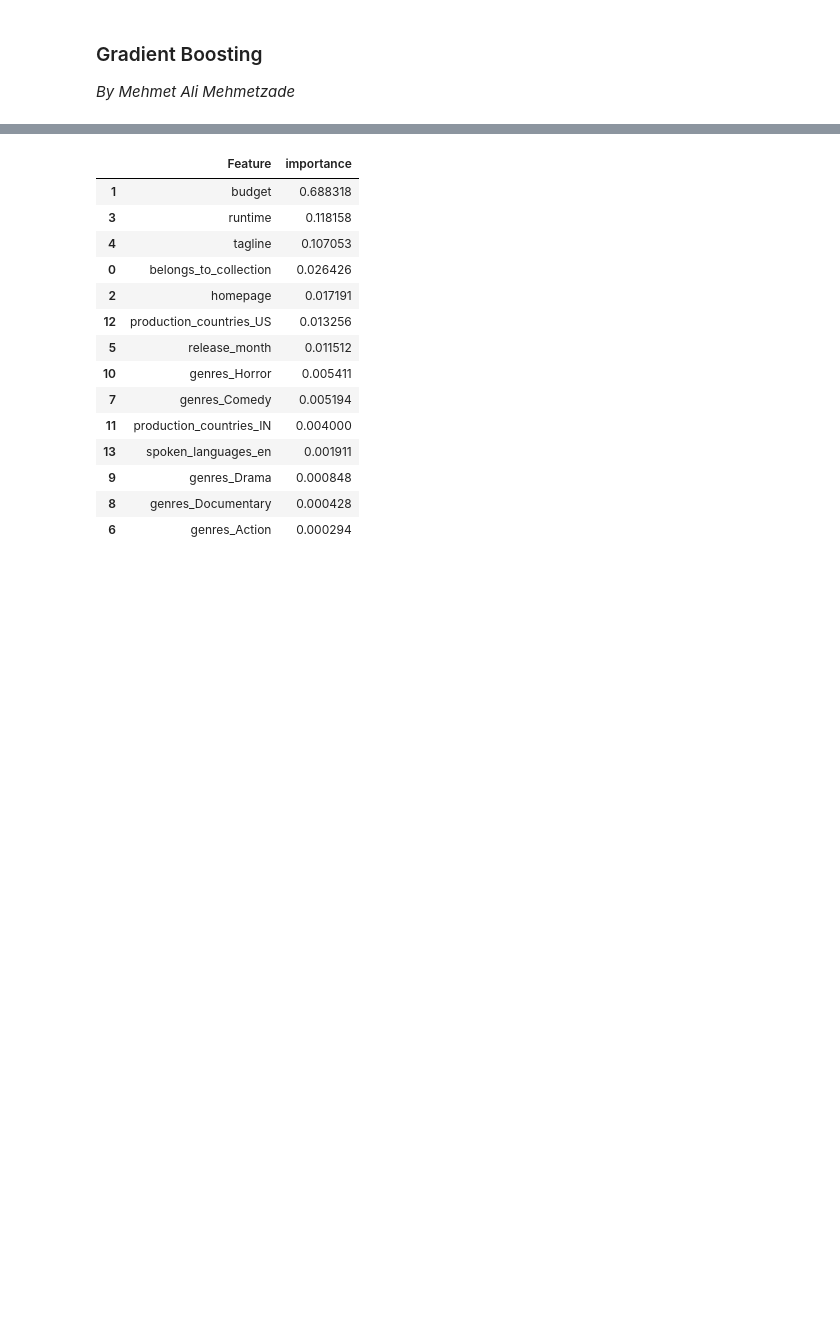
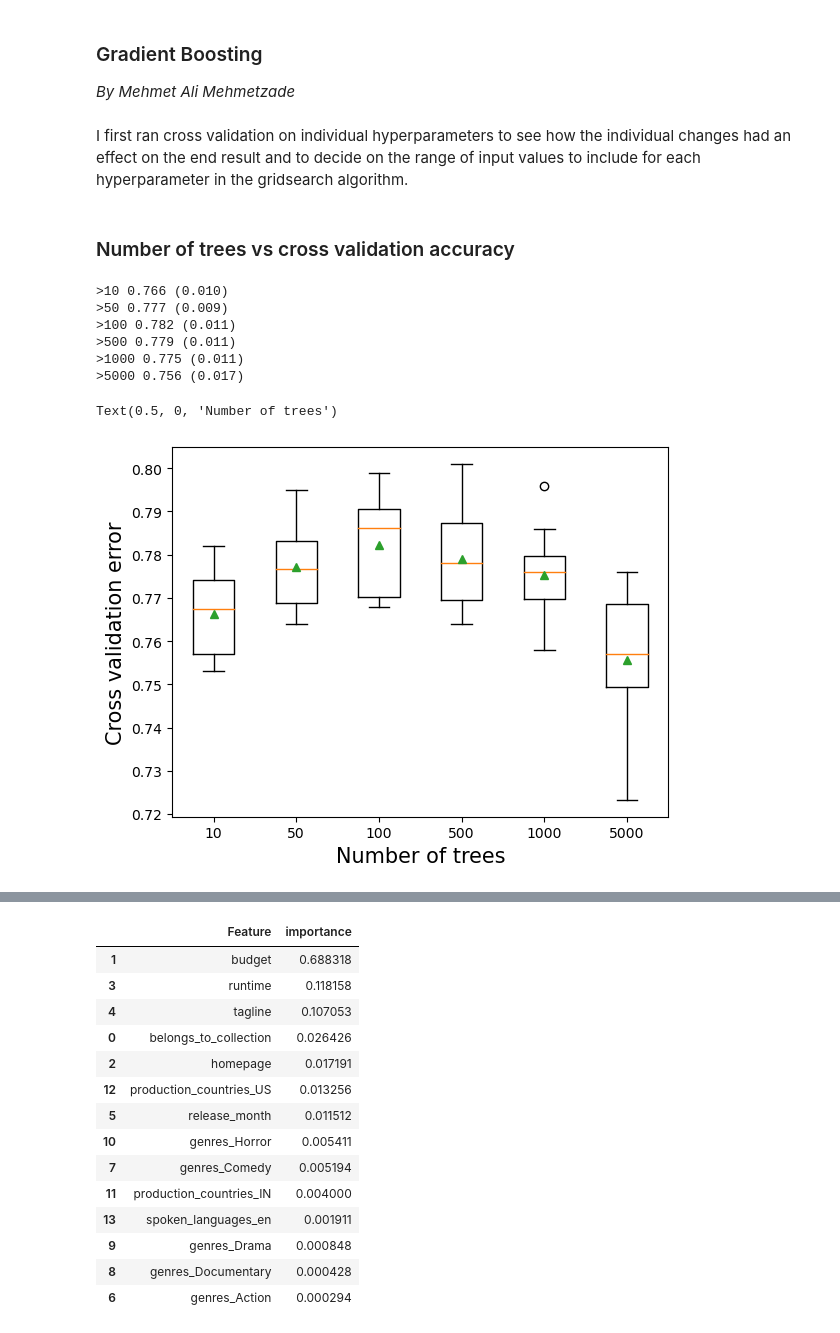
Before and after one commit to STShark00/Team-Meat, a Jupyter notebook: Project Report Template.ipynb, the cells around one changed output, grey strips where cells are left out. Drawn from its saved outputs; the diff is of its cells as text; code cells hidden in the pictures; blank space fills up the shorter version.

```diff
--- a/Project Report Template.ipynb
+++ b/Project Report Template.ipynb
@@ -310,0 +337,61 @@ model_gb = GradientBoostingClassifier(random_state=1,max_depth=2,learning_rate=0
+# %%
+X_train = pd.read_csv("X_train.csv")
+X_train = X_train.set_index("Unnamed: 0")
+
+y_train = pd.read_csv("y_train.csv")
+y_train = y_train.set_index("Unnamed: 0")
+
+X_test = pd.read_csv("X_test.csv")
+X_test = X_test.set_index("Unnamed: 0")
+
+y_test = pd.read_csv("y_test.csv")
+y_test = y_test.set_index("Unnamed: 0")
+# %% [markdown]
+I first ran cross validation on individual hyperparameters to see how the individual changes had an effect on the end result and to decide on the range of input values to include for each hyperparameter in the gridsearch algorithm.
+# %% [markdown]
+### Number of trees vs cross validation accuracy
+# %%
+import warnings
+warnings.filterwarnings('ignore')
+
+def get_models():
+    models = dict()
+    # define number of trees to consider
+    n_trees = [10, 50, 100, 500, 1000, 5000]
+    for n in n_trees:
+        models[str(n)] = GradientBoostingClassifier(n_estimators=n,random_state=1)
+    return models
+
+# evaluate a given model using cross-validation
+def evaluate_model(model, X, y):
+    # define the evaluation procedure
+    cv = StratifiedKFold(n_splits=10, shuffle=True, random_state=1)
+    # evaluate the model and collect the results
+    scores = cross_val_score(model, X_train, y_train.values.ravel(), scoring='accuracy', cv=cv, n_jobs=-1)
+    return scores
+
+# get the models to evaluate
+models = get_models()
+# evaluate the models and store results
+results, names = list(), list()
+for name, model in models.items():
+    # evaluate the model
+    scores = evaluate_model(model, X_train, y_train.values.ravel())
+    # store the results
+    results.append(scores)
+    names.append(name)
+    # summarize the performance along the way
+    print('>%s %.3f (%.3f)' % (name, np.mean(scores), np.std(scores)))
+# plot model performance for comparison
+plt.boxplot(results, labels=names, showmeans=True)
+plt.ylabel('Cross validation error',fontsize=15)
+plt.xlabel('Number of trees',fontsize=15)
+# %% [output]
+>10 0.766 (0.010)
+>50 0.777 (0.009)
+>100 0.782 (0.011)
+>500 0.779 (0.011)
+>1000 0.775 (0.011)
+>5000 0.756 (0.017)
+Text(0.5, 0, 'Number of trees')
+[figure, added]
```
Also changed, not shown: parts of 29 cells of this notebook.
